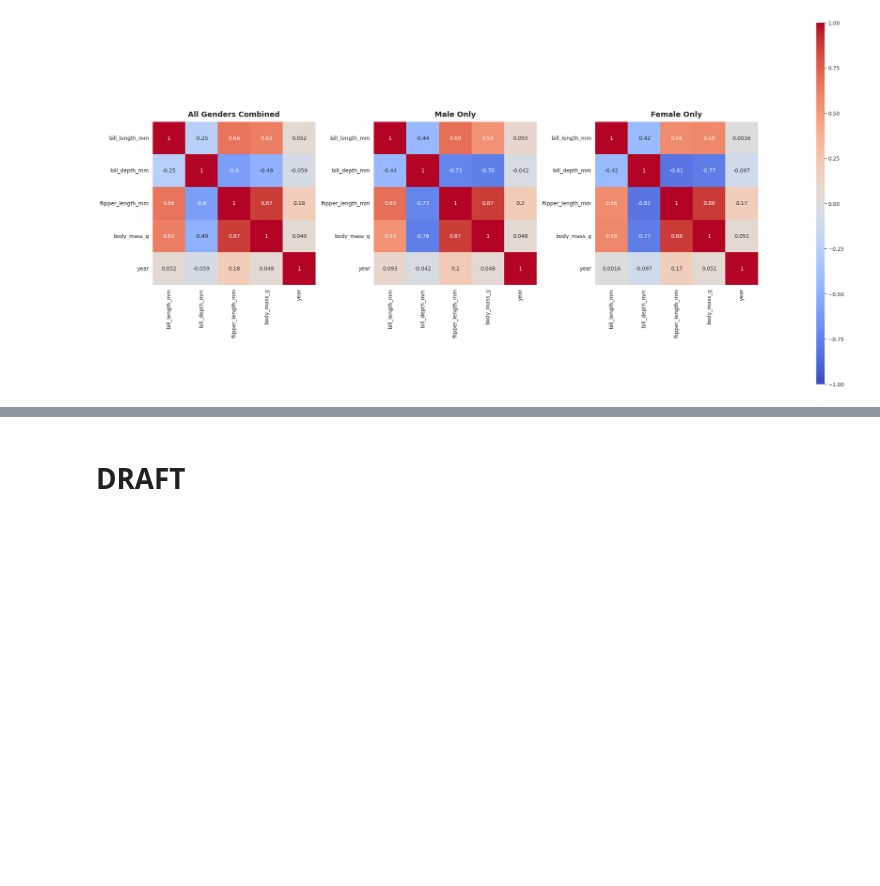
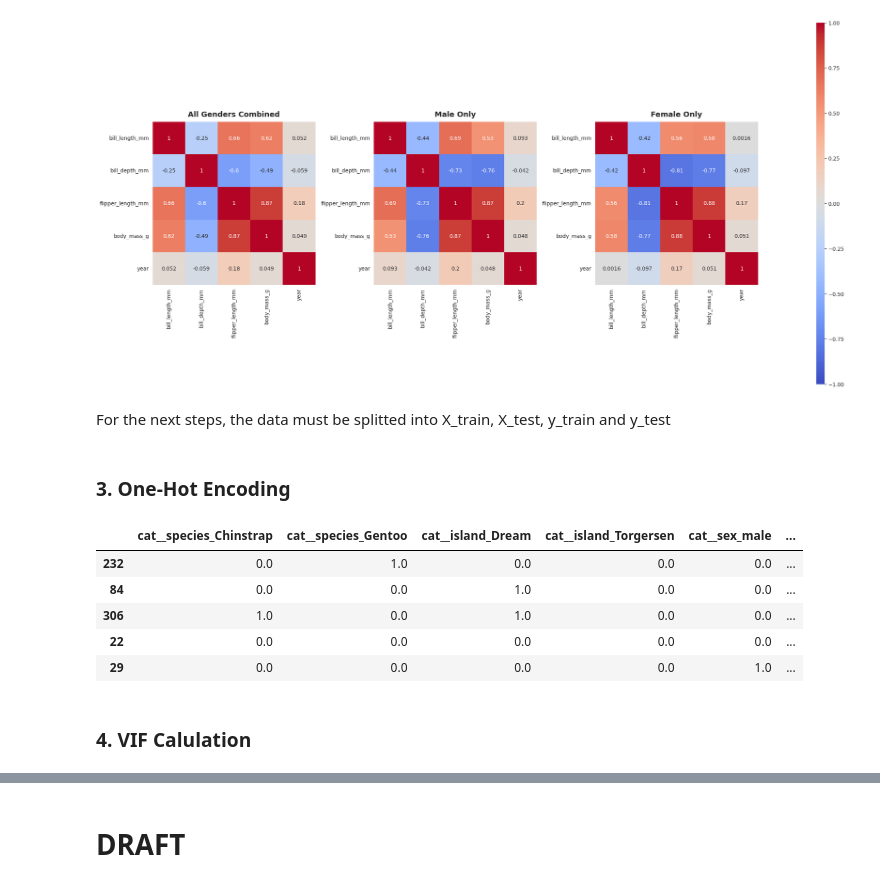
Before and after one commit to carlosjesuscaro/data_analysis_summary, a Jupyter notebook: Regression.ipynb, the cells around one changed output, grey strips where cells are left out. Cells and saved outputs as stored; diff of their text form; code cells hidden in the pictures; blank space fills up the shorter version.

```diff
--- a/Regression.ipynb
+++ b/Regression.ipynb
@@ -287,3 +297,7 @@ plt.tight_layout()
 plt.show()
 # %% [output]
 [figure]
+# %% [markdown]
+For the next steps, the data must be splitted into X_train, X_test, y_train and y_test
+# %% [markdown]
+### 3. One-Hot Encoding
@@ -289,0 +308,22 @@ plt.show()
+# %%
+categorical_cols = ['species', 'island', 'sex']
+numerical_cols = ['bill_length_mm', 'bill_depth_mm', 'flipper_length_mm', 'year']
+
+categorical_transformer = OneHotEncoder(drop='first', handle_unknown='ignore', sparse_output=False)
+
+preprocessor = ColumnTransformer(transformers=[('cat', categorical_transformer, categorical_cols), ('num', 'passthrough', numerical_cols)])
+X_train_encoded = preprocessor.fit_transform(X_train)
+X_test_encoded = preprocessor.transform(X_test)
+
+feature_names = preprocessor.get_feature_names_out()
+X_train_final = pd.DataFrame(X_train_encoded, columns=feature_names, index=X_train.index)
+X_test_final = pd.DataFrame(X_test_encoded, columns=feature_names, index=X_test.index)
+# %% [output]
+|  | cat__species_Chinstrap | cat__species_Gentoo | cat__island_Dream | cat__island_Torgersen | cat__sex_male | ... |
+| 232 | 0.0 | 1.0 | 0.0 | 0.0 | 0.0 | ... |
+| 84 | 0.0 | 0.0 | 1.0 | 0.0 | 0.0 | ... |
+| 306 | 1.0 | 0.0 | 1.0 | 0.0 | 0.0 | ... |
+| 22 | 0.0 | 0.0 | 0.0 | 0.0 | 0.0 | ... |
+| 29 | 0.0 | 0.0 | 0.0 | 0.0 | 1.0 | ... |
+# %% [markdown]
+### 4. VIF Calulation
```
Also changed, not shown: parts of 26 cells of this notebook.
